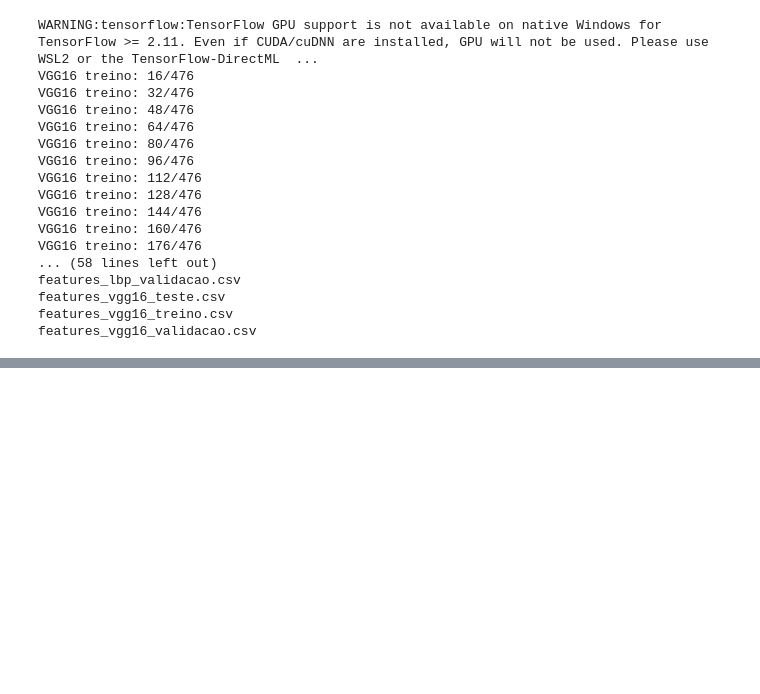
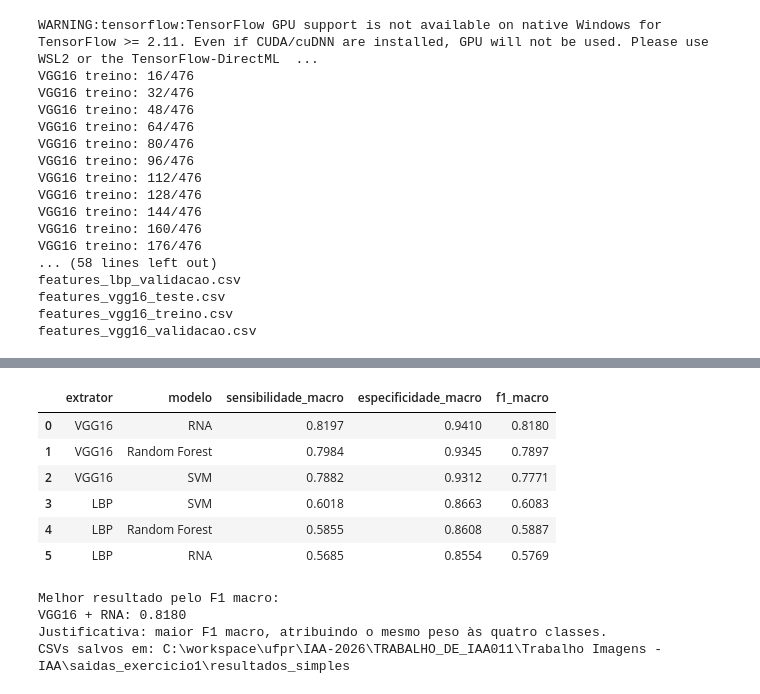
Before and after one commit to gustavo-gm-dev/iaa002-trabalho-python, a Jupyter notebook: TRABALHO_DE_IAA011/Trabalho Imagens - IAA/Trabalho-IAA011 EX01.ipynb, the cells around one changed output, grey strips where cells are left out. Drawn from its saved outputs; the diff is of its cells as text; code cells hidden in the pictures; blank space fills up the shorter version.

Commit message:
Subindo exercicio 1

```diff
--- a/TRABALHO_DE_IAA011/Trabalho Imagens - IAA/Trabalho-IAA011 EX01.ipynb
+++ b/TRABALHO_DE_IAA011/Trabalho Imagens - IAA/Trabalho-IAA011 EX01.ipynb
@@ -278,0 +339,18 @@ features_vgg16_validacao.csv
+# %%
+from sklearn.ensemble import RandomForestClassifier
+from sklearn.svm import SVC
+from sklearn.neural_network import MLPClassifier
+from sklearn.pipeline import make_pipeline
+from sklearn.preprocessing import StandardScaler
+from sklearn.metrics import confusion_matrix
+
+def criar_modelos():
+    return {
+        "Random Forest": RandomForestClassifier(n_estimators=100, random_state=42),
+        "SVM": make_pipeline(StandardScaler(), SVC(kernel="rbf", C=1)),
+        "RNA": make_pipeline(
+            StandardScaler(),
+            MLPClassifier(hidden_layer_sizes=(64,), solver="lbfgs",
+                          alpha=0.01, max_iter=2000, random_state=42)
+        ),
+    }
@@ -278,0 +429,5 @@ features_vgg16_validacao.csv
+# %%
+resultados_lbp = treinar_e_avaliar(
+    "LBP", X_lbp_treino, y_lbp_treino, X_lbp_teste, y_lbp_teste
+)
+display(resultados_lbp.round(4))
@@ -278,0 +489,5 @@ features_vgg16_validacao.csv
+# %%
+resultados_vgg16 = treinar_e_avaliar(
+    "VGG16", X_vgg16_treino, y_vgg16_treino, X_vgg16_teste, y_vgg16_teste
+)
+display(resultados_vgg16.round(4))
@@ -278,0 +547,26 @@ features_vgg16_validacao.csv
+# %%
+comparacao = pd.concat([resultados_lbp, resultados_vgg16], ignore_index=True)
+comparacao = comparacao.sort_values("f1_macro", ascending=False).reset_index(drop=True)
+display(comparacao.round(4))
+comparacao.to_csv(RESULTADOS_DIR / "comparacao_modelos.csv", index=False)
+
+melhor_f1 = comparacao["f1_macro"].max()
+melhores = comparacao[comparacao["f1_macro"] == melhor_f1]
+
+print("Melhor resultado pelo F1 macro:")
+for _, resultado in melhores.iterrows():
+    print(f"{resultado['extrator']} + {resultado['modelo']}: {resultado['f1_macro']:.4f}")
+print("Justificativa: maior F1 macro, atribuindo o mesmo peso às quatro classes.")
+print("CSVs salvos em:", RESULTADOS_DIR)
+# %% [output]
+|  | extrator | modelo | sensibilidade_macro | especificidade_macro | f1_macro |
+| 0 | VGG16 | RNA | 0.8197 | 0.9410 | 0.8180 |
+| 1 | VGG16 | Random Forest | 0.7984 | 0.9345 | 0.7897 |
+| 2 | VGG16 | SVM | 0.7882 | 0.9312 | 0.7771 |
+| 3 | LBP | SVM | 0.6018 | 0.8663 | 0.6083 |
+| 4 | LBP | Random Forest | 0.5855 | 0.8608 | 0.5887 |
+| 5 | LBP | RNA | 0.5685 | 0.8554 | 0.5769 |
+Melhor resultado pelo F1 macro:
+VGG16 + RNA: 0.8180
+Justificativa: maior F1 macro, atribuindo o mesmo peso às quatro classes.
+CSVs salvos em: C:\workspace\ufpr\IAA-2026\TRABALHO_DE_IAA011\Trabalho Imagens - IAA\saidas_exercicio1\resultados_simples
```
Also changed, not shown: parts of 14 cells of this notebook, 1 other file.
